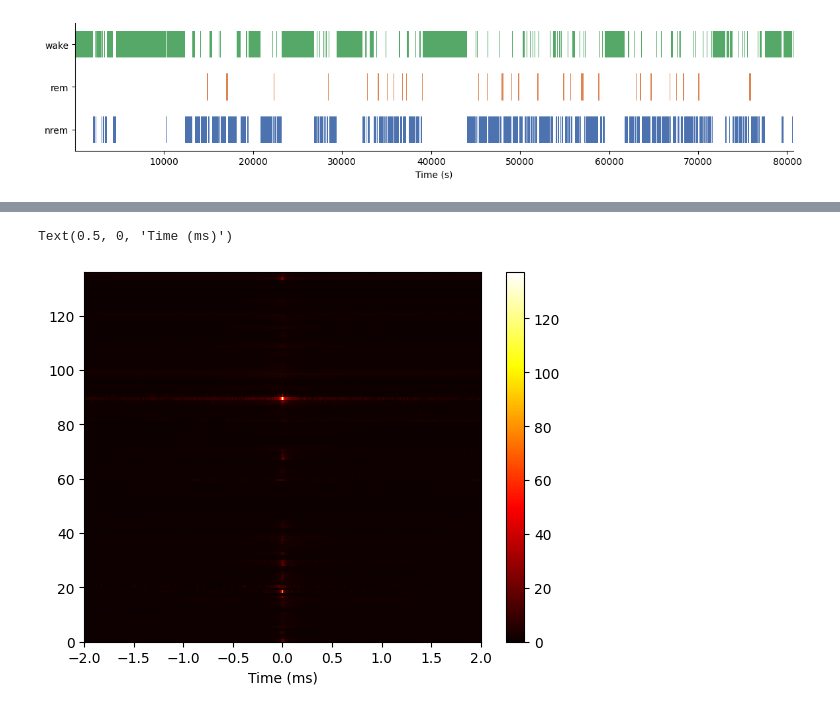
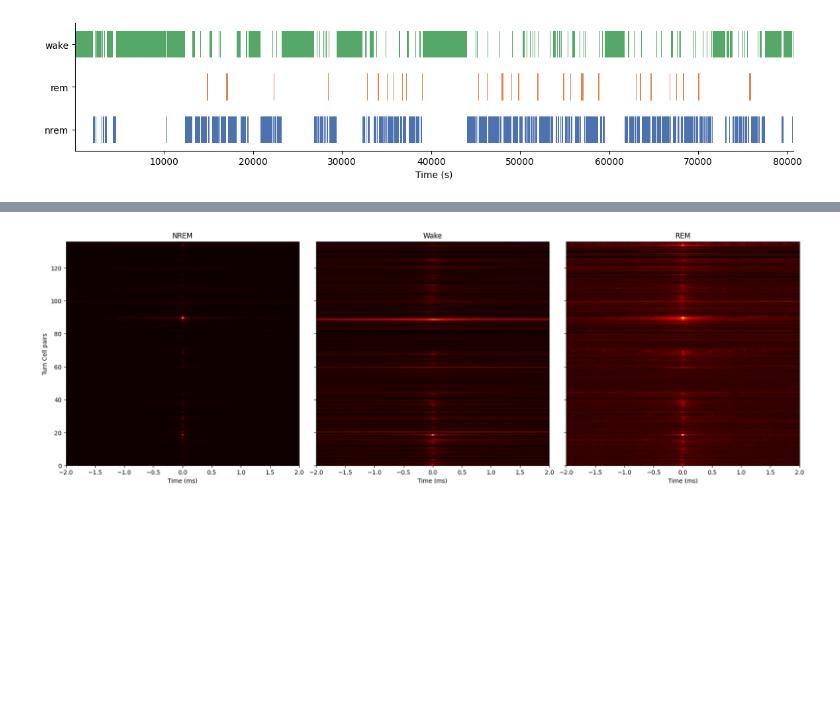
Before and after one commit to Senzai-Lab/nrem_sc, a Jupyter notebook: notebooks/ccg.ipynb, the cells around one changed output, grey strips where cells are left out. Cells and saved outputs as stored; diff of their text form; code cells hidden in the pictures; blank space fills up the shorter version.

```diff
--- a/notebooks/ccg.ipynb
+++ b/notebooks/ccg.ipynb
@@ -18,11 +18,23 @@ plot_intervals(sleep_states, column='state')
 (<Figure size 1400x250 with 1 Axes>, <Axes: xlabel='Time (s)'>)
 [figure]
 # %%
-ccg = nap.compute_crosscorrelogram(
+ccg_nrem = nap.compute_crosscorrelogram(
     group=turn_spikes.restrict(sleep_states[sleep_states['state'] == 'nrem']),
     binsize=20,
     windowsize=4000,
     time_units='ms',
 )
 
-ccg
+ccg_wake = nap.compute_crosscorrelogram(
+    group=turn_spikes.restrict(sleep_states[sleep_states['state'] == 'wake']),
+    binsize=20,
+    windowsize=4000,
+    time_units='ms',
+)
+
+ccg_rem = nap.compute_crosscorrelogram(
+    group=turn_spikes.restrict(sleep_states[sleep_states['state'] == 'rem']),
+    binsize=20,
+    windowsize=4000,
+    time_units='ms',
+)
@@ -44,17 +41,27 @@ ccg
 # %%
 import matplotlib.pyplot as plt
 
-plt.imshow(
-    ccg.to_numpy().T,
-    aspect='auto',
-    origin='lower',
-    cmap='hot',
-    interpolation='none',
-    extent=[-2, 2, 0, 136],
-    )
+fig, ax = plt.subplots(1, 3, figsize=(18, 6), sharey=True, sharex=True, constrained_layout=True)
 
+for i, ccg in enumerate([ccg_nrem, ccg_wake, ccg_rem]):
+    data = ccg.to_numpy()
 
-plt.xlabel('Time (ms)')
+    ax[i].imshow(
+        data.T,
+        aspect='auto',
+        origin='lower',
+        cmap='hot',
+        interpolation='none',
+        extent=[-2, 2, 0, 136],
+        )
+
+    if i == 0:
+        ax[i].set_ylabel('Turn Cell pairs')
+    ax[i].set_xlabel('Time (ms)')
+
+ax[0].set_title('NREM')
+ax[1].set_title('Wake')
+ax[2].set_title('REM')
+plt.show()
 # %% [output]
-Text(0.5, 0, 'Time (ms)')
-[figure, old version]
+[figure, new version]
```
Also changed, not shown: parts of 1 cell of this notebook.
